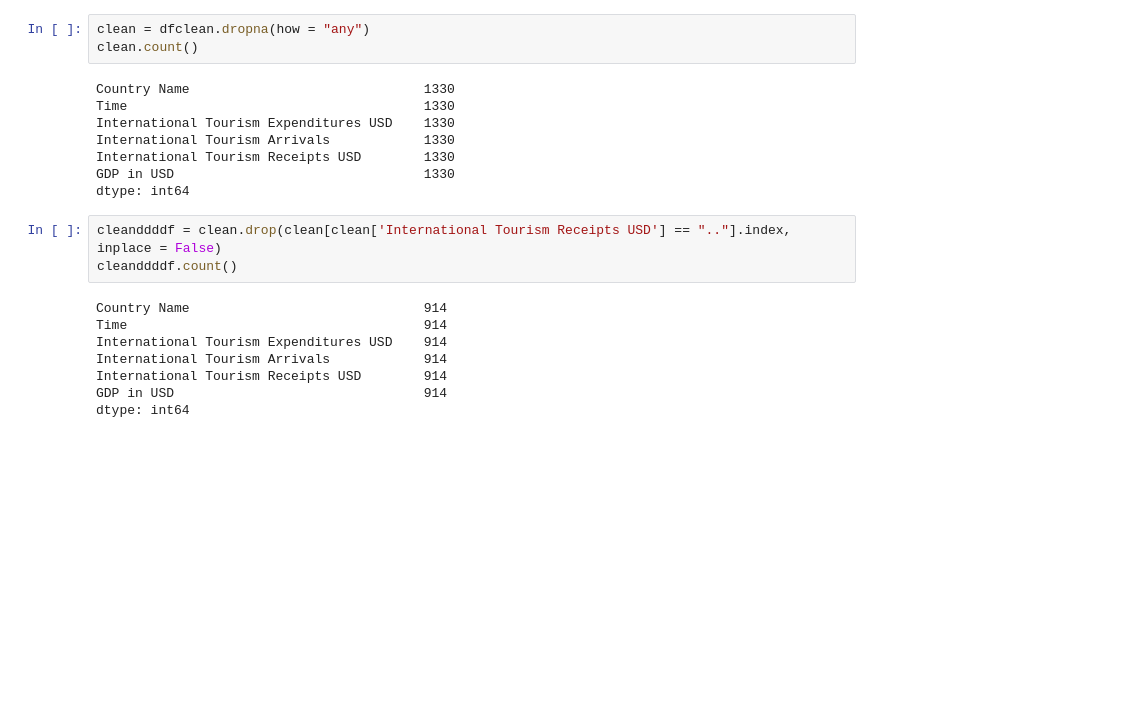
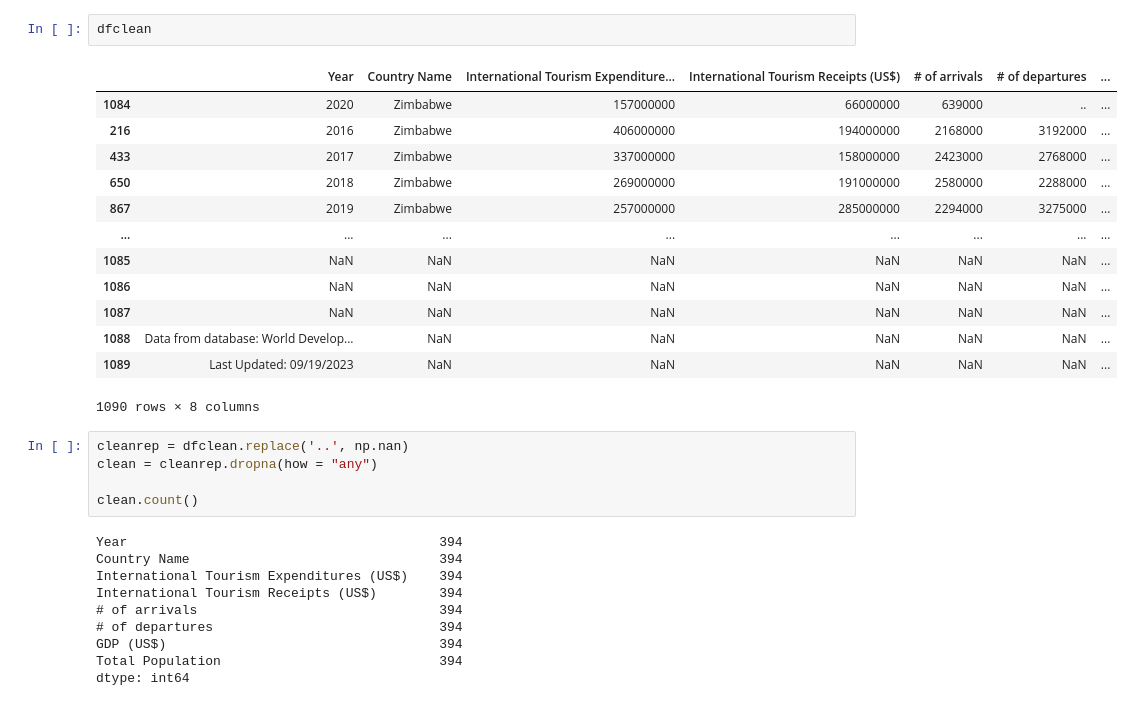
Before and after one commit to Cameron762/Project-1-11, a Jupyter notebook: Jupyter/Tourism.ipynb, the cells around one changed output. Cells and saved outputs as stored; diff of their text form; blank space fills up the shorter version.

```diff
--- a/Jupyter/Tourism.ipynb
+++ b/Jupyter/Tourism.ipynb
@@ -62,23 +82,32 @@ GDP in USD                                1330
 dtype: int64
+# %%
+dfclean
+# %% [output]
+|  | Year | Country Name | International Tourism Expenditure... | International Tourism Receipts (US$) | # of arrivals | # of departures | ... |
+| 1084 | 2020 | Zimbabwe | 157000000 | 66000000 | 639000 | .. | ... |
+| 216 | 2016 | Zimbabwe | 406000000 | 194000000 | 2168000 | 3192000 | ... |
+| 433 | 2017 | Zimbabwe | 337000000 | 158000000 | 2423000 | 2768000 | ... |
+| 650 | 2018 | Zimbabwe | 269000000 | 191000000 | 2580000 | 2288000 | ... |
+| 867 | 2019 | Zimbabwe | 257000000 | 285000000 | 2294000 | 3275000 | ... |
+| ... | ... | ... | ... | ... | ... | ... | ... |
+| 1085 | NaN | NaN | NaN | NaN | NaN | NaN | ... |
+| 1086 | NaN | NaN | NaN | NaN | NaN | NaN | ... |
+| 1087 | NaN | NaN | NaN | NaN | NaN | NaN | ... |
+| 1088 | Data from database: World Develop... | NaN | NaN | NaN | NaN | NaN | ... |
+| 1089 | Last Updated: 09/19/2023 | NaN | NaN | NaN | NaN | NaN | ... |
+1090 rows × 8 columns
 # %%
-clean = dfclean.dropna(how = "any")
+cleanrep = dfclean.replace('..', np.nan)
+clean = cleanrep.dropna(how = "any")
+
 clean.count()
 # %% [output]
-Country Name                              1330
-Time                                      1330
-International Tourism Expenditures USD    1330
-International Tourism Arrivals            1330
-International Tourism Receipts USD        1330
-GDP in USD                                1330
+Year                                        394
+Country Name                                394
+International Tourism Expenditures (US$)    394
+International Tourism Receipts (US$)        394
+# of arrivals                               394
+# of departures                             394
+GDP (US$)                                   394
+Total Population                            394
 dtype: int64
-# %%
-cleanddddf = clean.drop(clean[clean['International Tourism Receipts USD'] == ".."].index, inplace = False)
-cleanddddf.count()
-# %% [output]
-Country Name                              914
-Time                                      914
-International Tourism Expenditures USD    914
-International Tourism Arrivals            914
-International Tourism Receipts USD        914
-GDP in USD                                914
-dtype: int64
```
Also changed, not shown: parts of 10 cells of this notebook, 7 other files.
